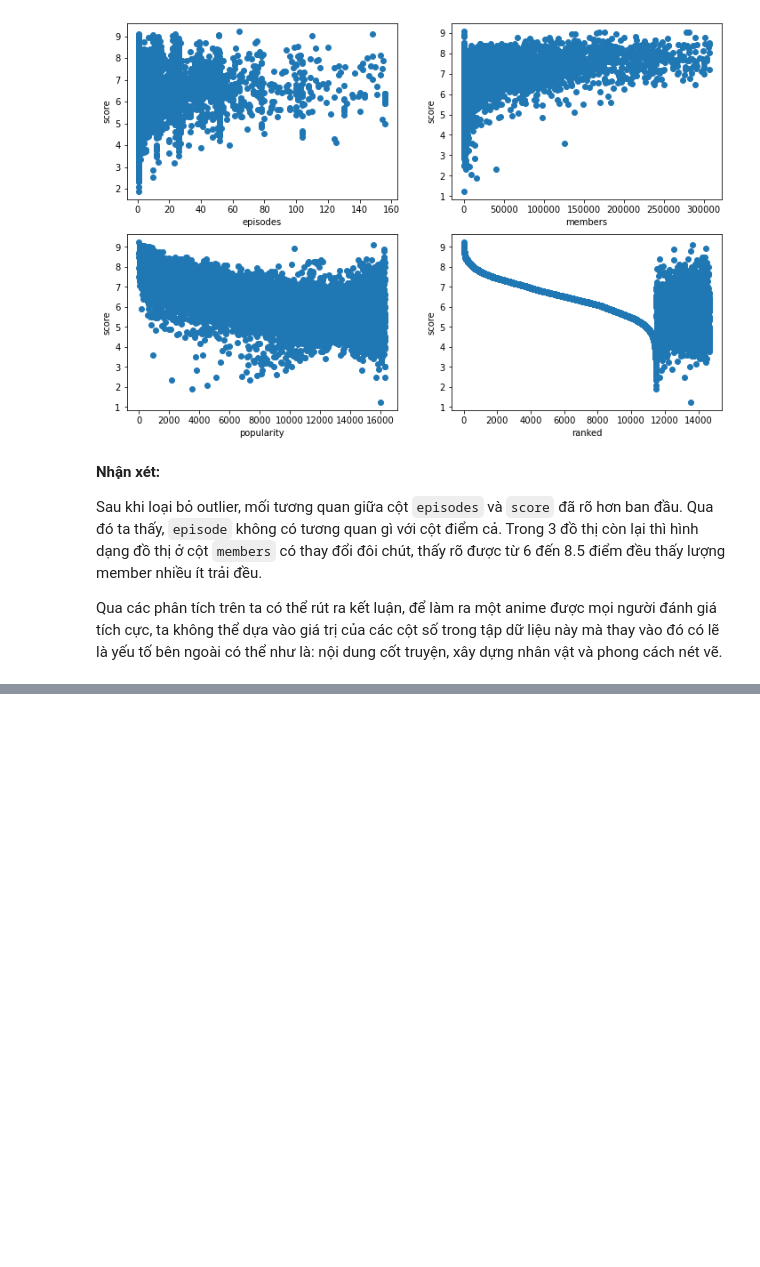
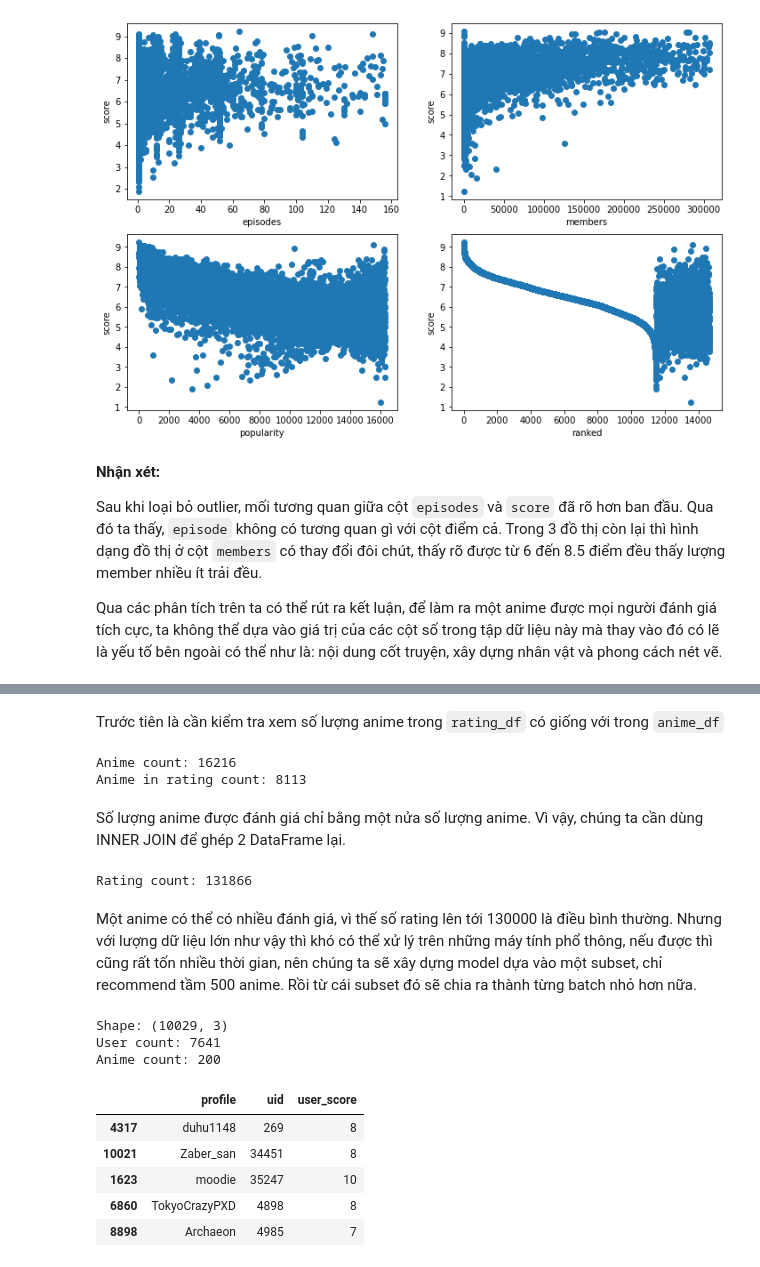
Before and after one commit to phineasla-hcmus/3.1-DS-Final, a Jupyter notebook: P4DS_FinalProject.ipynb, the cells around one changed output, grey strips where cells are left out. Drawn from its saved outputs; the diff is of its cells as text; code cells hidden in the pictures; blank space fills up the shorter version.

Commit message:
Recommendation system - Add explanation

```diff
--- a/P4DS_FinalProject.ipynb
+++ b/P4DS_FinalProject.ipynb
@@ -782,0 +791,52 @@ Qua các phân tích trên ta có thể rút ra kết luận, để làm ra mộ
+# %% [markdown]
+Trước tiên là cần kiểm tra xem số lượng anime trong `rating_df` có giống với trong `anime_df`
+# %%
+print('Anime count:', len(anime_df['uid'].unique()))
+print('Anime in rating count:', len(rating_df['anime_uid'].unique()))
+# %% [output]
+Anime count: 16216
+Anime in rating count: 8113
+# %% [markdown]
+Số lượng anime được đánh giá chỉ bằng một nửa số lượng anime. Vì vậy, chúng ta cần dùng INNER JOIN để ghép 2 DataFrame lại.
+# %%
+# Drop các cột không liên quan
+# (uid: mã ID của từng rating, scores: điểm số chi tiết)
+merge_rating = rating_df.drop(columns=['uid', 'scores'])
+merge_rating = merge_rating.rename(columns={'score': 'user_score'})
+# Join 2 DataFrame lại bằng ID của anime
+merge_rating = anime_df.join(merge_rating.set_index('anime_uid'), on='uid', how='inner')
+# Chỉ cần lấy 3 cột quan trọng cho Collaborative filtering
+merge_rating = merge_rating[['profile', 'uid', 'user_score']]
+merge_rating = merge_rating.reset_index(drop=True)
+
+print('Rating count:', len(merge_rating))
+# %% [output]
+Rating count: 131866
+# %% [markdown]
+Một anime có thể có nhiều đánh giá, vì thế số rating lên tới 130000 là điều bình thường. Nhưng với lượng dữ liệu lớn như vậy thì khó có thể xử lý trên những máy tính phổ thông, nếu được thì cũng rất tốn nhiều thời gian, nên chúng ta sẽ xây dựng model dựa vào một subset, chỉ recommend tầm 500 anime. Rồi từ cái subset đó sẽ chia ra thành từng batch nhỏ hơn nữa.
+# %%
+def subset_anime(size, shuffle=False):
+    selected = merge_rating['uid'].unique()
+    if isinstance(size, int):
+        size = [0, size]
+    if shuffle:
+        selected = np.random.shuffle(selected)
+        return selected[size[0]:size[1]]
+    return selected[size[0]:size[1]]
+
+
+selected_rating = merge_rating[merge_rating['uid'].isin(subset_anime(200))]
+print('Shape:', selected_rating.shape)
+print('User count:', selected_rating['profile'].nunique())
+print('Anime count:', selected_rating['uid'].nunique())
+selected_rating.sample(5)
+# %% [output]
+Shape: (10029, 3)
+User count: 7641
+Anime count: 200
+|  | profile | uid | user_score |
+| 4317 | duhu1148 | 269 | 8 |
+| 10021 | Zaber_san | 34451 | 8 |
+| 1623 | moodie | 35247 | 10 |
+| 6860 | TokyoCrazyPXD | 4898 | 8 |
+| 8898 | Archaeon | 4985 | 7 |
```
Also changed, not shown: parts of 10 cells of this notebook.
